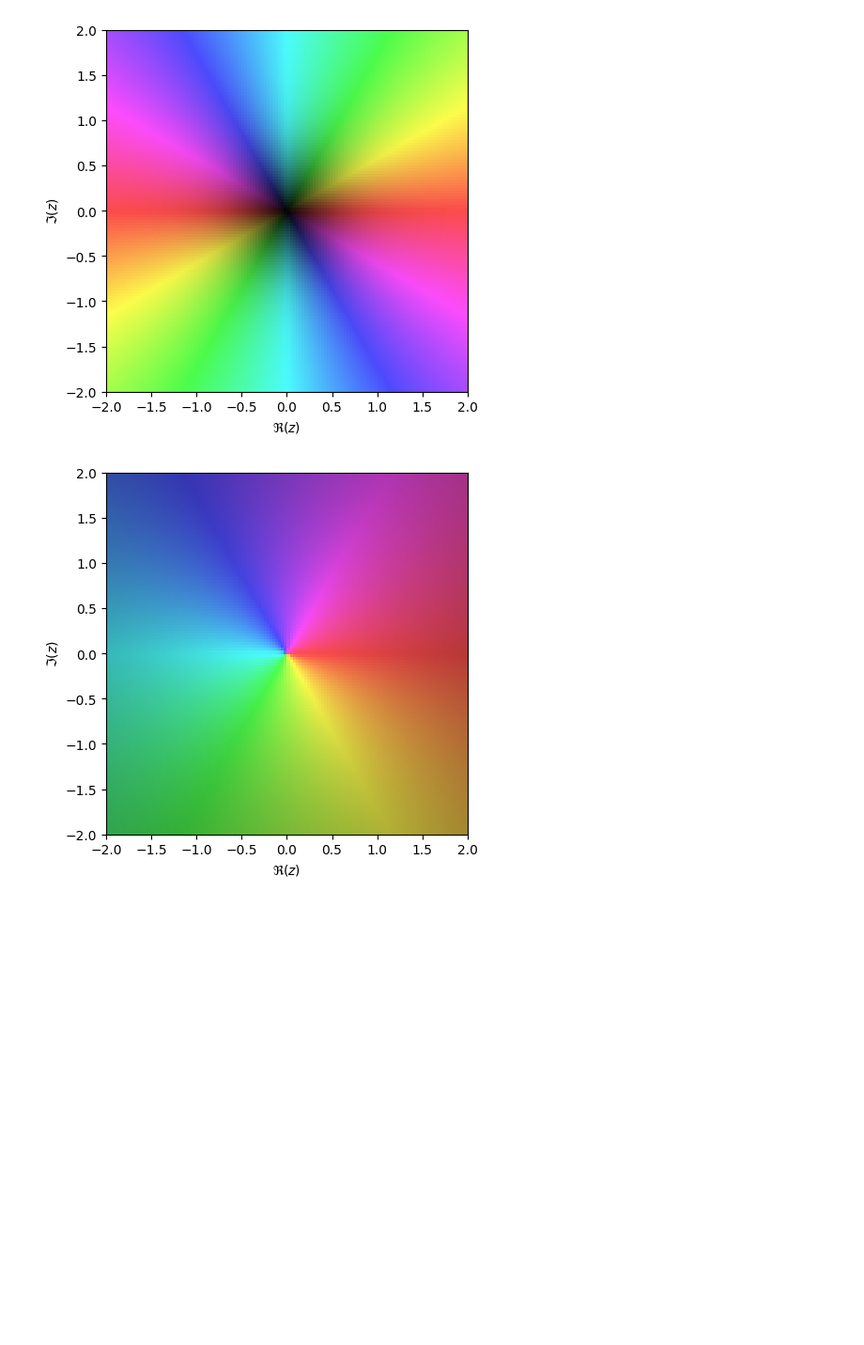
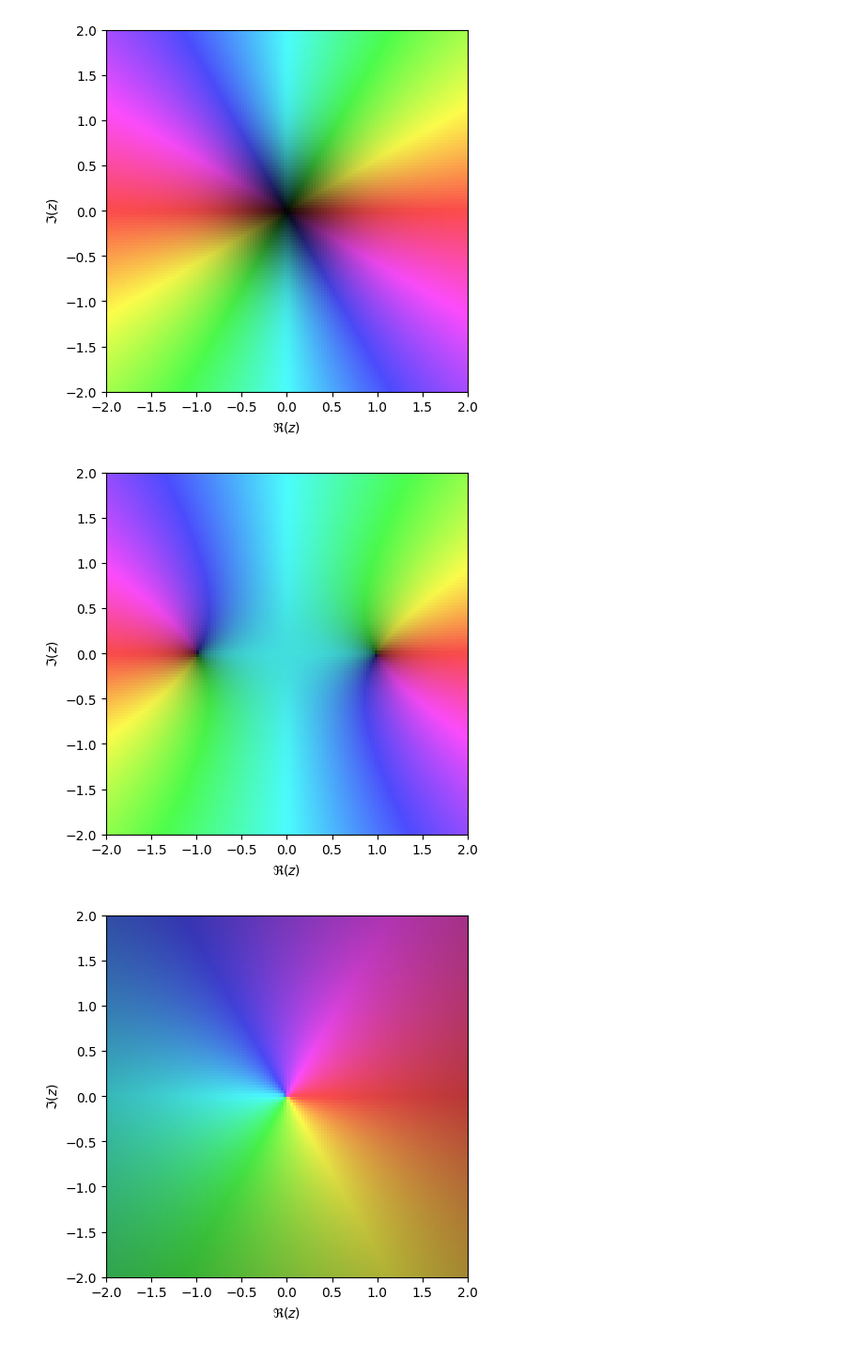
Before and after one commit to martin12333/marti-onedrive, a Jupyter notebook: AI/mm--linear-algebra-for-neural-networks/mini--DomainColoring.ipynb, the cells around one changed output. Shown at 94% size. Saved outputs shown, nothing was run; the diff lists cells and outputs as text; code cells hidden in the pictures; blank space fills up the shorter version.

```diff
--- a/AI/mm--linear-algebra-for-neural-networks/mini--DomainColoring.ipynb
+++ b/AI/mm--linear-algebra-for-neural-networks/mini--DomainColoring.ipynb
@@ -136,6 +138,10 @@ plot_domain(domaincol_c,  lambda z: z*10 , re=ab, im= cd, daxis=True)
 plot_domain(domaincol_c,  lambda z: z*z , re=ab, im= cd, daxis=True)
 # %% [output]
 [figure]
+# %%
+plot_domain(domaincol_c,  lambda z: z*z - 1 , re=ab, im= cd, daxis=True)
+# %% [output]
+[figure, added]
 # %%
 plot_domain(domaincol_c,  lambda z: 1/z , re=ab, im= cd, daxis=True)
 # %% [output]
```
Also changed, not shown: parts of 1 cell of this notebook, 1 other file.
